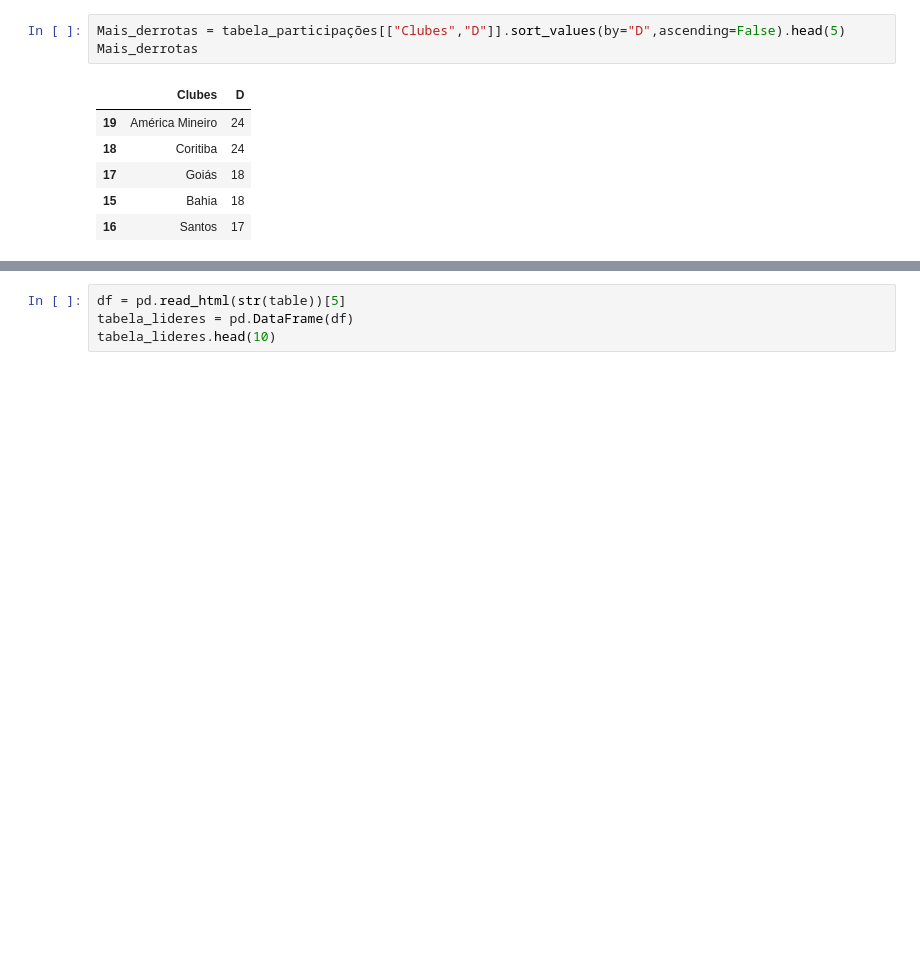
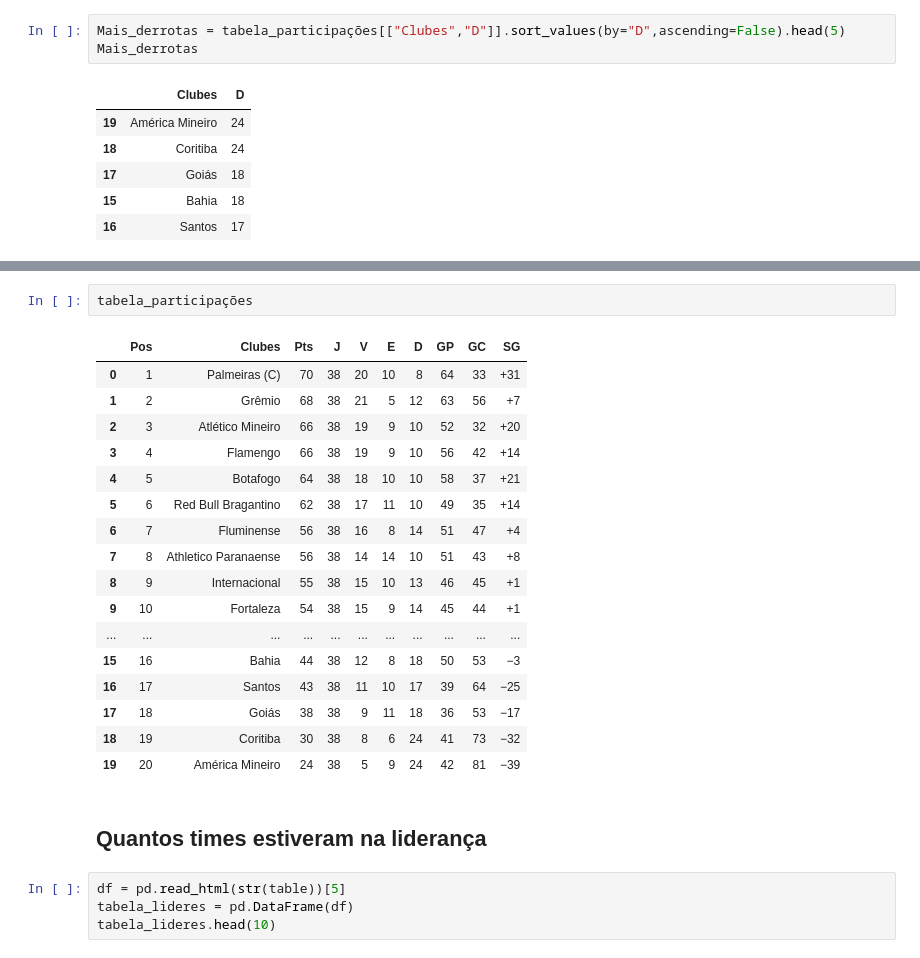
Before and after one commit to hugodevelopment/Web-Scraping, a Jupyter notebook: Análise_Brasileirão_2023.ipynb, the cells around one changed output, grey strips where cells are left out. Drawn from its saved outputs; the diff is of its cells as text; blank space fills up the shorter version.

```diff
--- a/Análise_Brasileirão_2023.ipynb
+++ b/Análise_Brasileirão_2023.ipynb
@@ -202,3 +208,25 @@ Mais_derrotas
+# %%
+tabela_participações
+# %% [output]
+|  | Pos | Clubes | Pts | J | V | E | D | GP | GC | SG |
+| 0 | 1 | Palmeiras (C) | 70 | 38 | 20 | 10 | 8 | 64 | 33 | +31 |
+| 1 | 2 | Grêmio | 68 | 38 | 21 | 5 | 12 | 63 | 56 | +7 |
+| 2 | 3 | Atlético Mineiro | 66 | 38 | 19 | 9 | 10 | 52 | 32 | +20 |
+| 3 | 4 | Flamengo | 66 | 38 | 19 | 9 | 10 | 56 | 42 | +14 |
+| 4 | 5 | Botafogo | 64 | 38 | 18 | 10 | 10 | 58 | 37 | +21 |
+| 5 | 6 | Red Bull Bragantino | 62 | 38 | 17 | 11 | 10 | 49 | 35 | +14 |
+| 6 | 7 | Fluminense | 56 | 38 | 16 | 8 | 14 | 51 | 47 | +4 |
+| 7 | 8 | Athletico Paranaense | 56 | 38 | 14 | 14 | 10 | 51 | 43 | +8 |
+| 8 | 9 | Internacional | 55 | 38 | 15 | 10 | 13 | 46 | 45 | +1 |
+| 9 | 10 | Fortaleza | 54 | 38 | 15 | 9 | 14 | 45 | 44 | +1 |
+| ... | ... | ... | ... | ... | ... | ... | ... | ... | ... | ... |
+| 15 | 16 | Bahia | 44 | 38 | 12 | 8 | 18 | 50 | 53 | −3 |
+| 16 | 17 | Santos | 43 | 38 | 11 | 10 | 17 | 39 | 64 | −25 |
+| 17 | 18 | Goiás | 38 | 38 | 9 | 11 | 18 | 36 | 53 | −17 |
+| 18 | 19 | Coritiba | 30 | 38 | 8 | 6 | 24 | 41 | 73 | −32 |
+| 19 | 20 | América Mineiro | 24 | 38 | 5 | 9 | 24 | 42 | 81 | −39 |
+# %% [markdown]
+<h2>Quantos times estiveram na liderança </h2>
 # %%
 df = pd.read_html(str(table))[5]
 tabela_lideres = pd.DataFrame(df)
```
Also changed, not shown: parts of 6 cells of this notebook.
